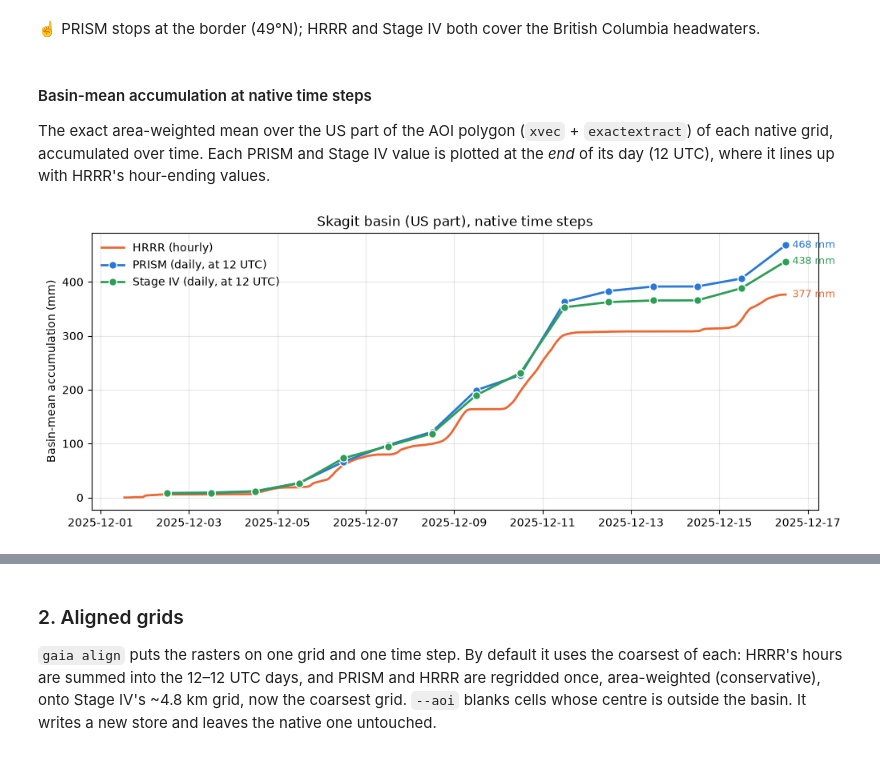
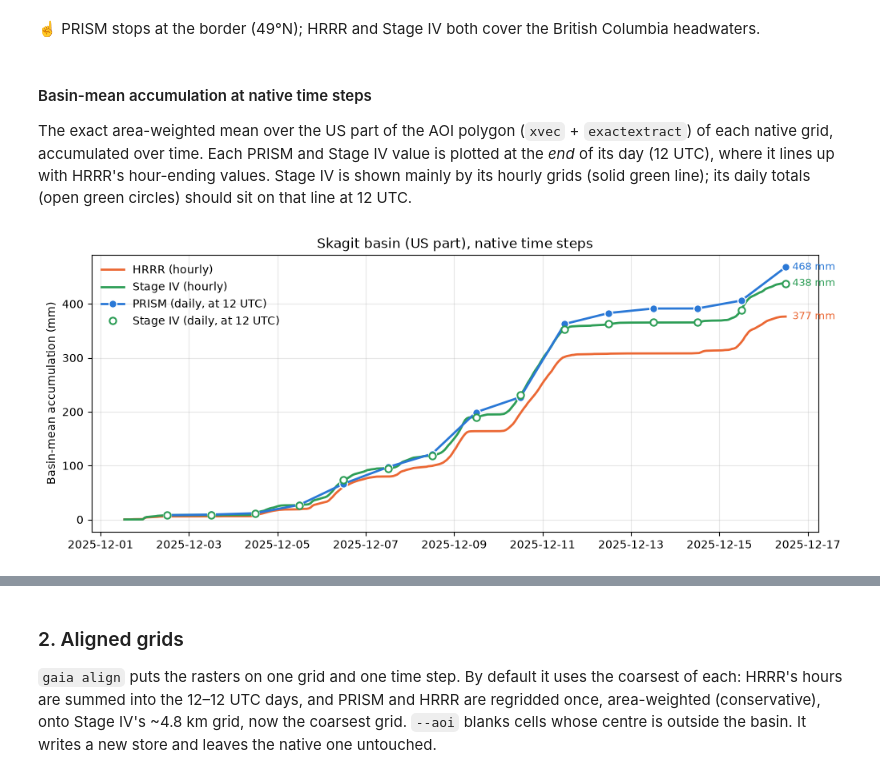
Before and after one commit to gaia-hazlab/gaia-cli, a Jupyter notebook: examples/skagit-compare-precip.ipynb, the cells around one changed output, grey strips where cells are left out. Drawn from its saved outputs; the diff is of its cells as text; code cells hidden in the pictures.

```diff
--- a/examples/skagit-compare-precip.ipynb
+++ b/examples/skagit-compare-precip.ipynb
@@ -108,8 +112,10 @@ PRODUCTS = {
     "Stage IV": DT["stage4/daily"].to_dataset(),
 }
 COLORS = {"PRISM": "#2a78d6", "HRRR": "#eb6834", "Stage IV": "#2e9e57"}  # fixed identity colors
+# Stage IV's hourly grids, on the same grid as its daily ones; compared with HRRR in section 1b
+s4_hourly = DT["stage4/hourly"].to_dataset()
 
-for name, ds in PRODUCTS.items():
+for name, ds in {**PRODUCTS, "Stage IV hourly": s4_hourly}.items():
     crs = ds.rio.crs
     first = [str(t)[:16] for t in ds.time_bounds.values[0]]
     print(
@@ -141,7 +148,9 @@ win = {name: align.select_window(ds, t0, t1) for name, ds in PRODUCTS.items()}
 totals = {name: ds.precipitation.sum("time", min_count=1) for name, ds in win.items()}
 
 window = f"{t0:%Y-%m-%d %H:%M} to {t1:%Y-%m-%d %H:%M} UTC"
-print(f"Window {window}: " + ", ".join(f"{ds.sizes['time']} {n} steps" for n, ds in win.items()))
+s4h_w = align.select_window(s4_hourly, t0, t1)  # the same window, in hours
+print(f"Window {window}: " + ", ".join(f"{ds.sizes['time']} {n} steps" for n, ds in win.items())
+      + f", {s4h_w.sizes['time']} Stage IV hourly steps")
 
 # Unlike PRISM, Stage IV extends into British Columbia: how much of the BC part has data?
 s4_bc = totals["Stage IV"].rio.clip(aoi_bc.to_crs(totals["Stage IV"].rio.crs).geometry, all_touched=True)
@@ -174,31 +183,37 @@ fig.suptitle(f"Event totals on native grids, {window}");
 # %% [markdown]
 #### Basin-mean accumulation at native time steps
 
-The exact area-weighted mean over the US part of the AOI polygon (`xvec` + `exactextract`) of each native grid, accumulated over time. Each PRISM and Stage IV value is plotted at the *end* of its day (12 UTC), where it lines up with HRRR's hour-ending values.
+The exact area-weighted mean over the US part of the AOI polygon (`xvec` + `exactextract`) of each native grid, accumulated over time. Each PRISM and Stage IV value is plotted at the *end* of its day (12 UTC), where it lines up with HRRR's hour-ending values. Stage IV is shown mainly by its hourly grids (solid green line); its daily totals (open green circles) should sit on that line at 12 UTC.
 # %%
 def basin_mean(da):
     da = da.drop_vars([c for c in ("latitude", "longitude") if c in da.coords])
     geom = aoi_us.to_crs(da.rio.crs).geometry
     zs = da.xvec.zonal_stats(geom, x_coords="x", y_coords="y", stats="mean", method="exactextract")
     return zs.isel(geometry=0)
 
 
 cum = {}
 for name, ds in win.items():
     c = basin_mean(ds.precipitation).cumsum("time")
     cum[name] = c.assign_coords(time=ds.time_bounds.values[:, 1])  # period ends
+s4h_mean = basin_mean(s4h_w.precipitation)  # hour-ending, like HRRR
 
 fig, ax = plt.subplots(figsize=(10, 4), layout="constrained")
 ax.plot(cum["HRRR"].time, cum["HRRR"], color=COLORS["HRRR"], lw=2, label="HRRR (hourly)")
-for name in ("PRISM", "Stage IV"):
-    ax.plot(cum[name].time, cum[name], color=COLORS[name], lw=2, marker="o", ms=7,
-            markeredgecolor="white", label=f"{name} (daily, at 12 UTC)")
+ax.plot(s4h_mean.time, s4h_mean.cumsum("time"), color=COLORS["Stage IV"], lw=2,
+        label="Stage IV (hourly)")
+ax.plot(cum["PRISM"].time, cum["PRISM"], color=COLORS["PRISM"], lw=2, marker="o", ms=7,
+        markeredgecolor="white", label="PRISM (daily, at 12 UTC)")
+# Stage IV's daily totals as a check on its hourly line: open markers, no line
+ax.plot(cum["Stage IV"].time, cum["Stage IV"], ls="none", marker="o", ms=6,
+        markerfacecolor="white", markeredgecolor=COLORS["Stage IV"], markeredgewidth=1.5,
+        label="Stage IV (daily, at 12 UTC)")
 for name, c in cum.items():
     ax.annotate(f"{float(c[-1]):.0f} mm", (c.time.values[-1], float(c[-1])),
                 xytext=(6, 0), textcoords="offset points", va="center", fontsize=9,
                 color=COLORS[name])
 ax.set(ylabel="Basin-mean accumulation (mm)", title="Skagit basin (US part), native time steps")
 ax.grid(alpha=0.3)
 ax.legend(frameon=False, loc="upper left");
 # %% [output]
-[figure, old version]
+[figure, new version]
```
Also changed, not shown: parts of 12 cells of this notebook.
